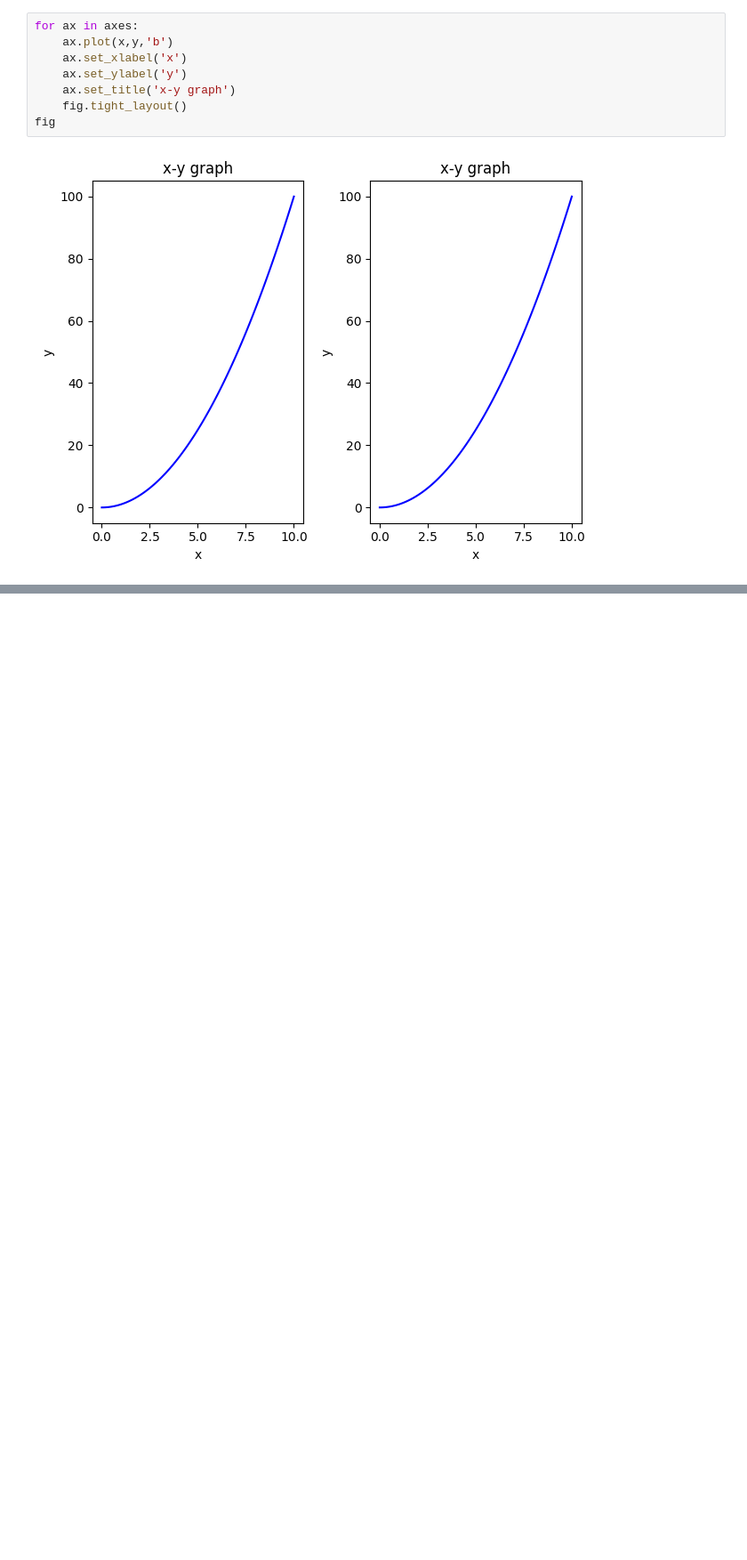
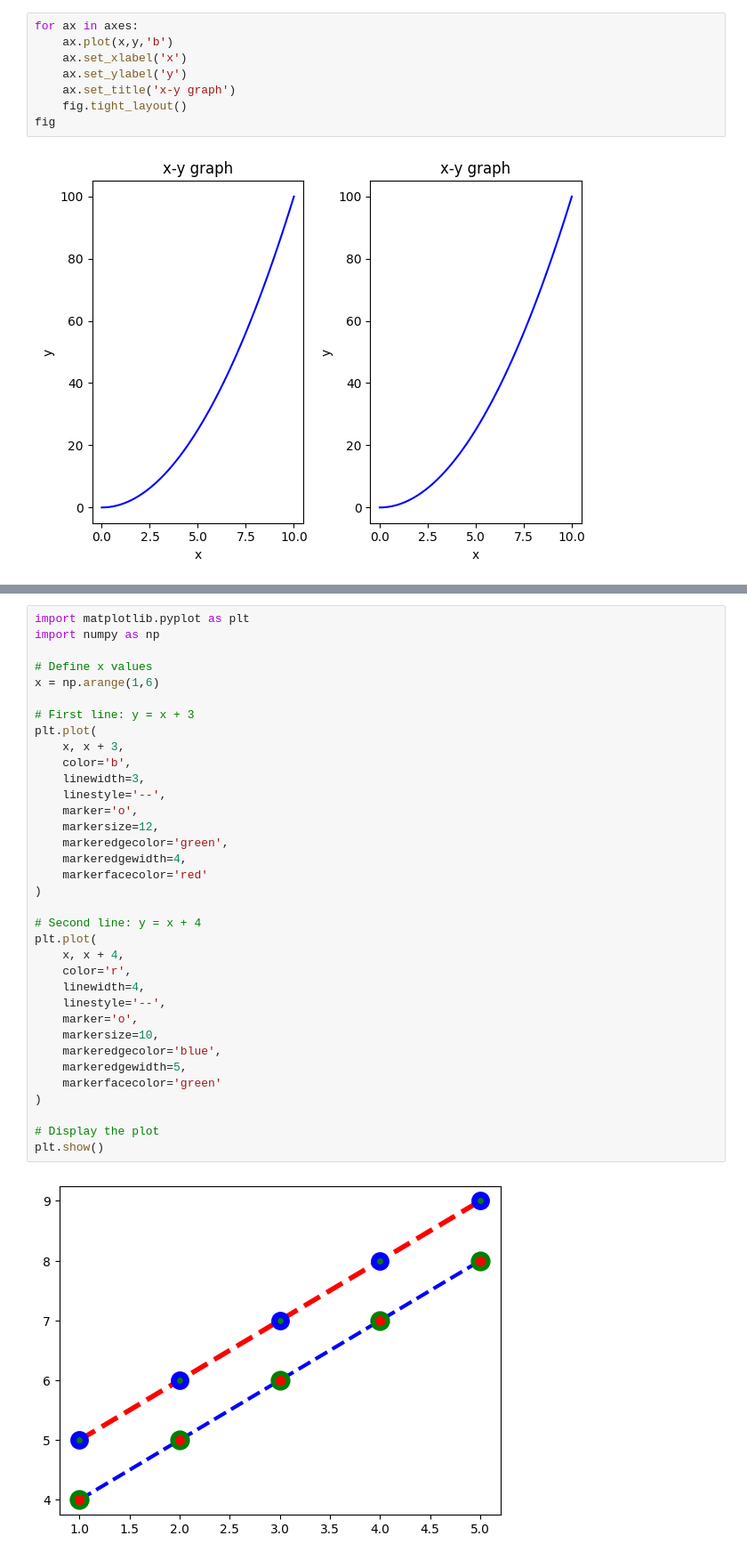
Before and after one commit to minhasaleem/DATASCIENCE-LAB, a Jupyter notebook: Data Visualisation.ipynb, the cells around one changed output, grey strips where cells are left out. Shown at 89% size. Cells and saved outputs as stored; diff of their text form; blank space fills up the shorter version.

```diff
--- a/Data Visualisation.ipynb
+++ b/Data Visualisation.ipynb
@@ -100,0 +125,37 @@ SyntaxError: invalid syntax (684683387.py, line 3)
+# %%
+import matplotlib.pyplot as plt
+import numpy as np
+
+# Define x values
+x = np.arange(1,6)
+
+# First line: y = x + 3
+plt.plot(
+    x, x + 3,
+    color='b',
+    linewidth=3,
+    linestyle='--',
+    marker='o',
+    markersize=12,
+    markeredgecolor='green',
+    markeredgewidth=4,
+    markerfacecolor='red'
+)
+
+# Second line: y = x + 4
+plt.plot(
+    x, x + 4,
+    color='r',
+    linewidth=4,
+    linestyle='--',
+    marker='o',
+    markersize=10,
+    markeredgecolor='blue',
+    markeredgewidth=5,
+    markerfacecolor='green'
+)
+
+# Display the plot
+plt.show()
+# %% [output]
+[figure, added]
```
Also changed, not shown: parts of 32 cells of this notebook.
